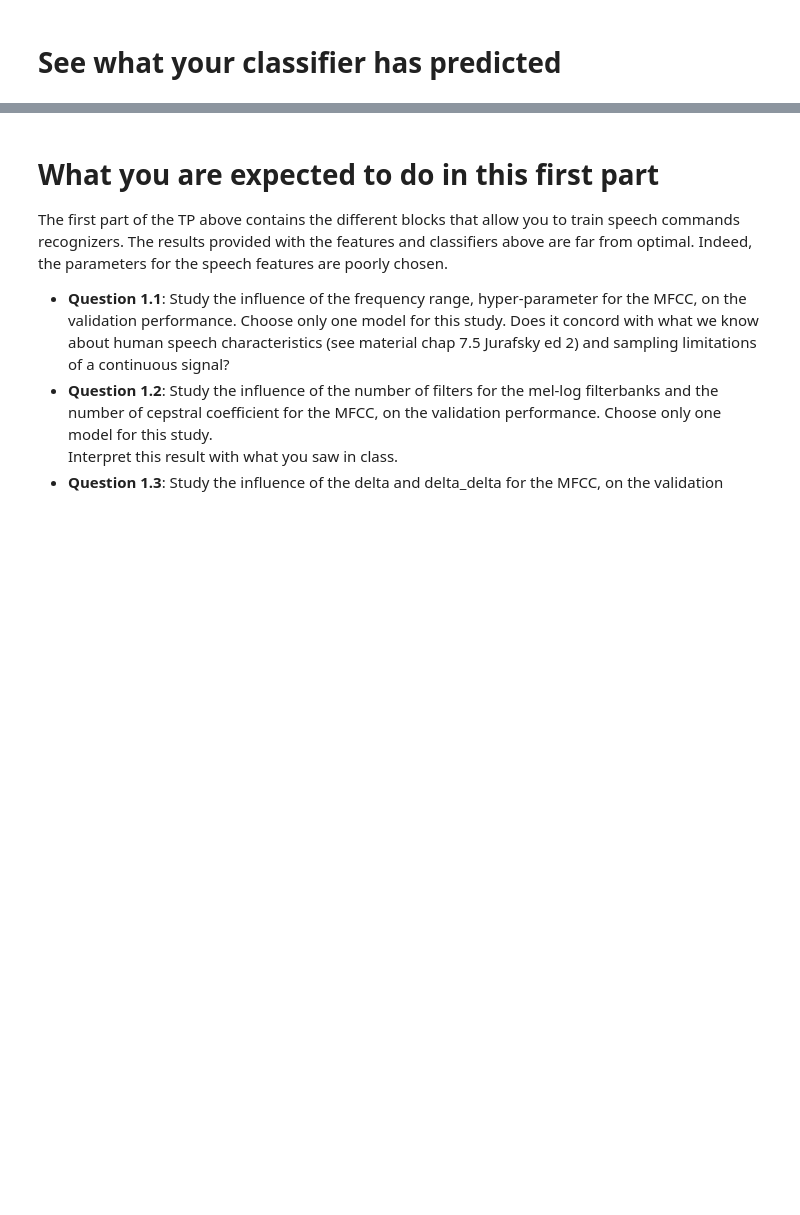
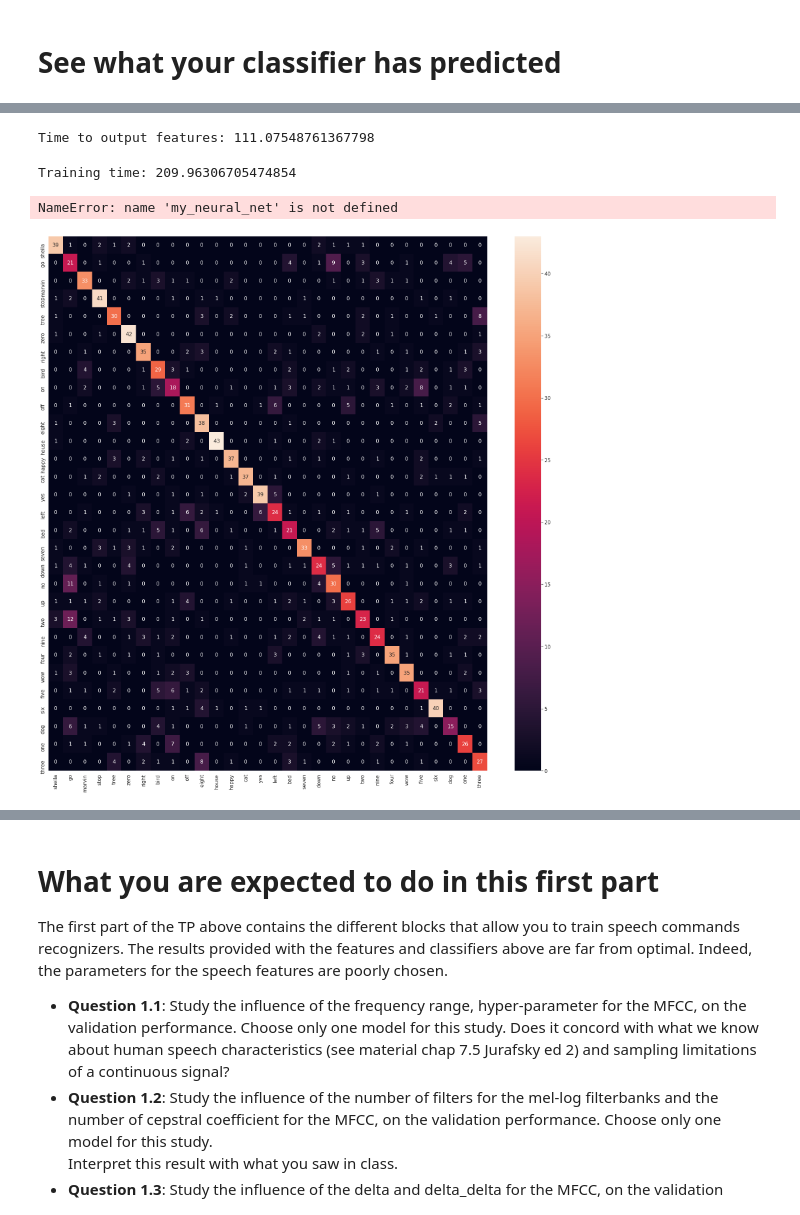
Before and after one commit to ArnaudYoh/SNLP, a Jupyter notebook: final_speech_commands_mva_2020_py3.ipynb, the cells around one changed output, grey strips where cells are left out. Cells and saved outputs as stored; diff of their text form; code cells hidden in the pictures; blank space fills up the shorter version.

```diff
--- a/final_speech_commands_mva_2020_py3.ipynb
+++ b/final_speech_commands_mva_2020_py3.ipynb
@@ -577,0 +440,48 @@ zero
+# %%
+# Create the Dataset and normalize
+
+feature_function = mfcc
+
+start = time.time()
+train_feats = np.asarray(pad(transform_wavs(train_wavs, feature_function)))
+valid_feats = np.asarray(pad(transform_wavs(valid_wavs, feature_function)))
+test_feats = np.asarray(pad(transform_wavs(test_wavs, feature_function)))
+
+is_across = False
+train_feats = chan_normalize(train_feats, across=is_across)
+valid_feats = chan_normalize(valid_feats, across=is_across)
+test_feats = chan_normalize(test_feats, across=is_across)
+
+end = time.time()
+
+print("Time to output features: " + str(end-start))
+# %% [output]
+Time to output features: 111.07548761367798
+# %%
+my_neural_net = MLPClassifier(hidden_layer_sizes=(200,), validation_fraction = 0.1, early_stopping = False,
+                                   verbose = False, random_state = 777, learning_rate='constant',
+                                   learning_rate_init=0.001)
+
+start = time.time()
+my_neural_net.fit(train_feats, train_labels)
+end = time.time()
+
+print("Training time: " + str(end-start))
+# %% [output]
+Training time: 209.96306705474854
+# %%
+print("Accuracy on valid set " + str(100*my_neural_net.score(valid_feats, valid_labels)) + "%")
+# %% [output]
+NameError: name 'my_neural_net' is not defined
+# %%
+def draw_conf_mat(m):
+    df_cm = pd.DataFrame(m, label_set, label_set)
+    plt.figure(figsize=(30,30))
+    sn.set(font_scale=1.4) # for label size
+    sn.heatmap(df_cm, annot=True, annot_kws={"size": 16}, fmt="d") # font size
+
+    plt.show()
+# %%
+draw_conf_mat(confusion_matrix(valid_labels, my_neural_net.predict(valid_feats)))
+# %% [output]
+[figure, added]
```
Also changed, not shown: parts of 31 cells of this notebook.
